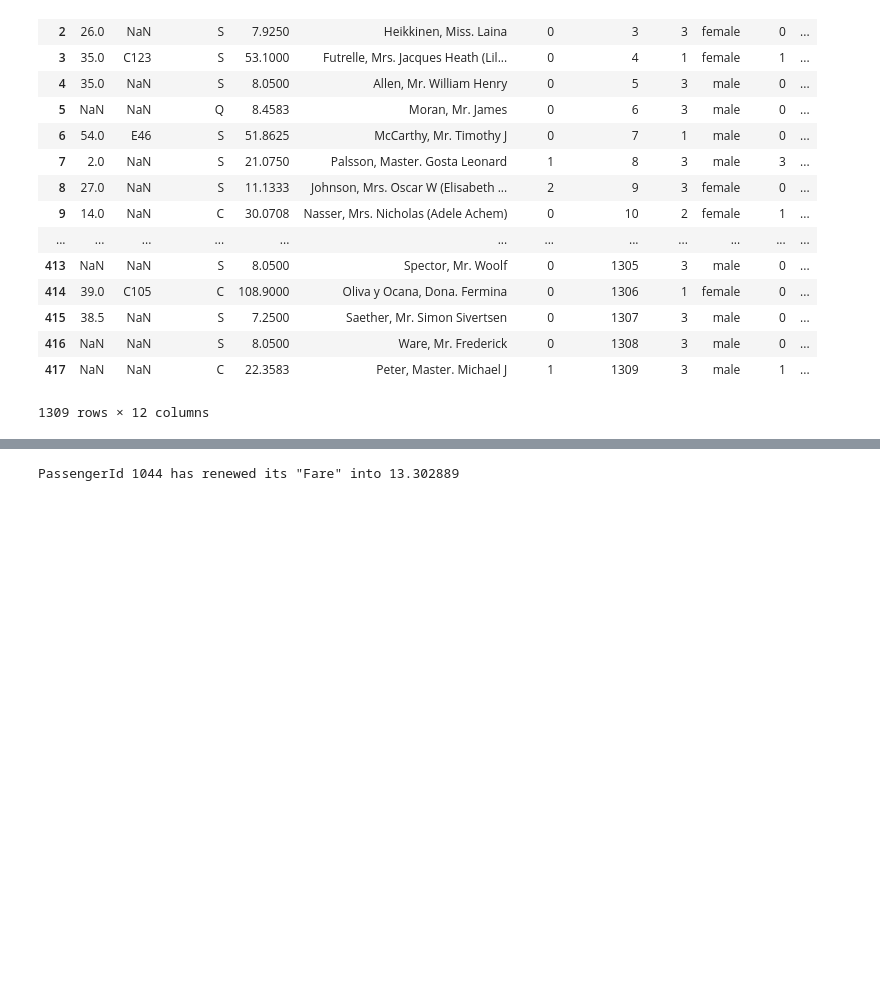
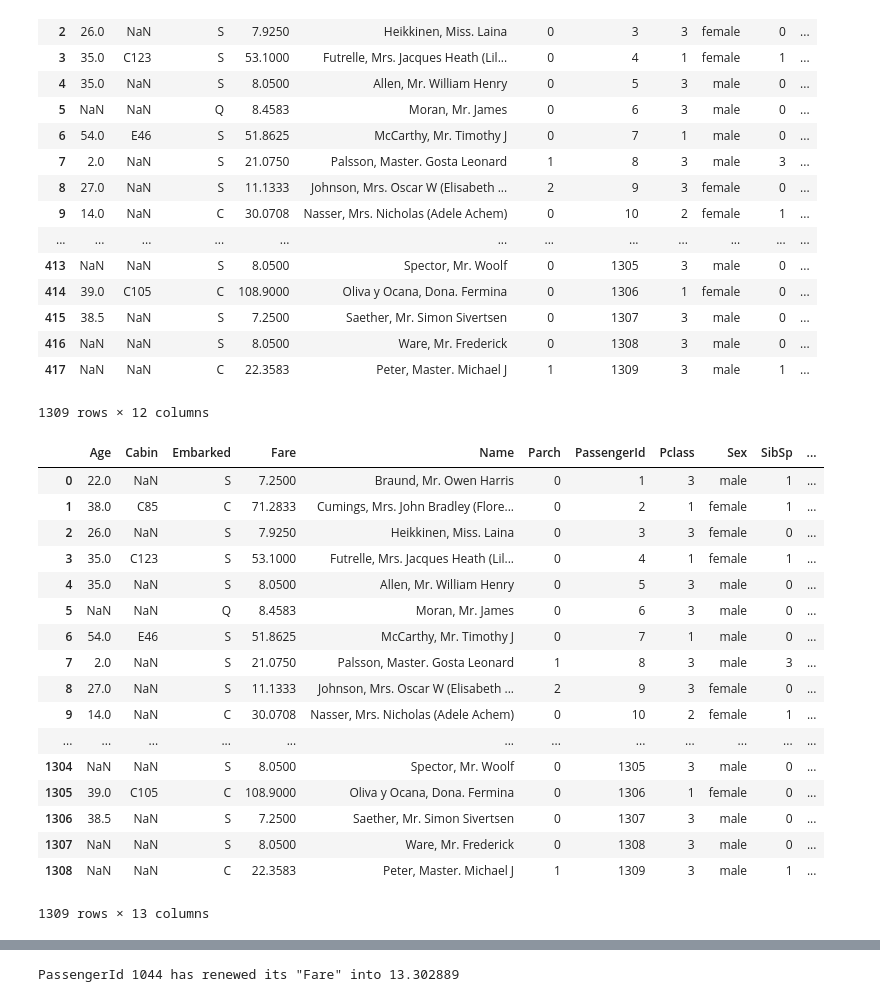
Before and after one commit to Dosann/KaggleTitanicSurvivalPrediction, a Jupyter notebook: MainStreamline.ipynb, the cells around one changed output, grey strips where cells are left out. Drawn from its saved outputs; the diff is of its cells as text; code cells hidden in the pictures; blank space fills up the shorter version.

```diff
--- a/MainStreamline.ipynb
+++ b/MainStreamline.ipynb
@@ -73,8 +41,33 @@ dfWhole
 1309 rows × 12 columns
 # %%
 # /********************** 加入同票组内平均幸存率指标 ******************/
+dfWhole.index = np.arange(dfWhole.shape[0])
 grpsByTicketWhole = dfWhole.groupby('Ticket').groups
 for ticket in grpsByTicketWhole:
-    surviveRateAverage = np.mean(dfWhole.loc[grpsByTicketWhole[ticket], 'Survived'])
+    if grpsByTicketWhole[ticket].shape == (1,):
+        surviveRateAverage = np.nan
+    else:
+        surviveRateAverage = np.mean(dfWhole.loc[grpsByTicketWhole[ticket], 'Survived'])
     dfWhole.loc[grpsByTicketWhole[ticket], 'IngroupSurviveRateOfTicket'] = surviveRateAverage
 dfWhole.loc[pd.isnull(dfWhole['IngroupSurviveRateOfTicket']), 'IngroupSurviveRateOfTicket'] = np.mean(dfWhole['IngroupSurviveRateOfTicket'])
+# %%
+dfWhole
+# %% [output]
+|  | Age | Cabin | Embarked | Fare | Name | Parch | PassengerId | Pclass | Sex | SibSp | ... |
+| 0 | 22.0 | NaN | S | 7.2500 | Braund, Mr. Owen Harris | 0 | 1 | 3 | male | 1 | ... |
+| 1 | 38.0 | C85 | C | 71.2833 | Cumings, Mrs. John Bradley (Flore... | 0 | 2 | 1 | female | 1 | ... |
+| 2 | 26.0 | NaN | S | 7.9250 | Heikkinen, Miss. Laina | 0 | 3 | 3 | female | 0 | ... |
+| 3 | 35.0 | C123 | S | 53.1000 | Futrelle, Mrs. Jacques Heath (Lil... | 0 | 4 | 1 | female | 1 | ... |
+| 4 | 35.0 | NaN | S | 8.0500 | Allen, Mr. William Henry | 0 | 5 | 3 | male | 0 | ... |
+| 5 | NaN | NaN | Q | 8.4583 | Moran, Mr. James | 0 | 6 | 3 | male | 0 | ... |
+| 6 | 54.0 | E46 | S | 51.8625 | McCarthy, Mr. Timothy J | 0 | 7 | 1 | male | 0 | ... |
+| 7 | 2.0 | NaN | S | 21.0750 | Palsson, Master. Gosta Leonard | 1 | 8 | 3 | male | 3 | ... |
+| 8 | 27.0 | NaN | S | 11.1333 | Johnson, Mrs. Oscar W (Elisabeth ... | 2 | 9 | 3 | female | 0 | ... |
+| 9 | 14.0 | NaN | C | 30.0708 | Nasser, Mrs. Nicholas (Adele Achem) | 0 | 10 | 2 | female | 1 | ... |
+| ... | ... | ... | ... | ... | ... | ... | ... | ... | ... | ... | ... |
+| 1304 | NaN | NaN | S | 8.0500 | Spector, Mr. Woolf | 0 | 1305 | 3 | male | 0 | ... |
+| 1305 | 39.0 | C105 | C | 108.9000 | Oliva y Ocana, Dona. Fermina | 0 | 1306 | 1 | female | 0 | ... |
+| 1306 | 38.5 | NaN | S | 7.2500 | Saether, Mr. Simon Sivertsen | 0 | 1307 | 3 | male | 0 | ... |
+| 1307 | NaN | NaN | S | 8.0500 | Ware, Mr. Frederick | 0 | 1308 | 3 | male | 0 | ... |
+| 1308 | NaN | NaN | C | 22.3583 | Peter, Master. Michael J | 1 | 1309 | 3 | male | 1 | ... |
+1309 rows × 13 columns
```
Also changed, not shown: parts of 29 cells of this notebook, 8 other files.
